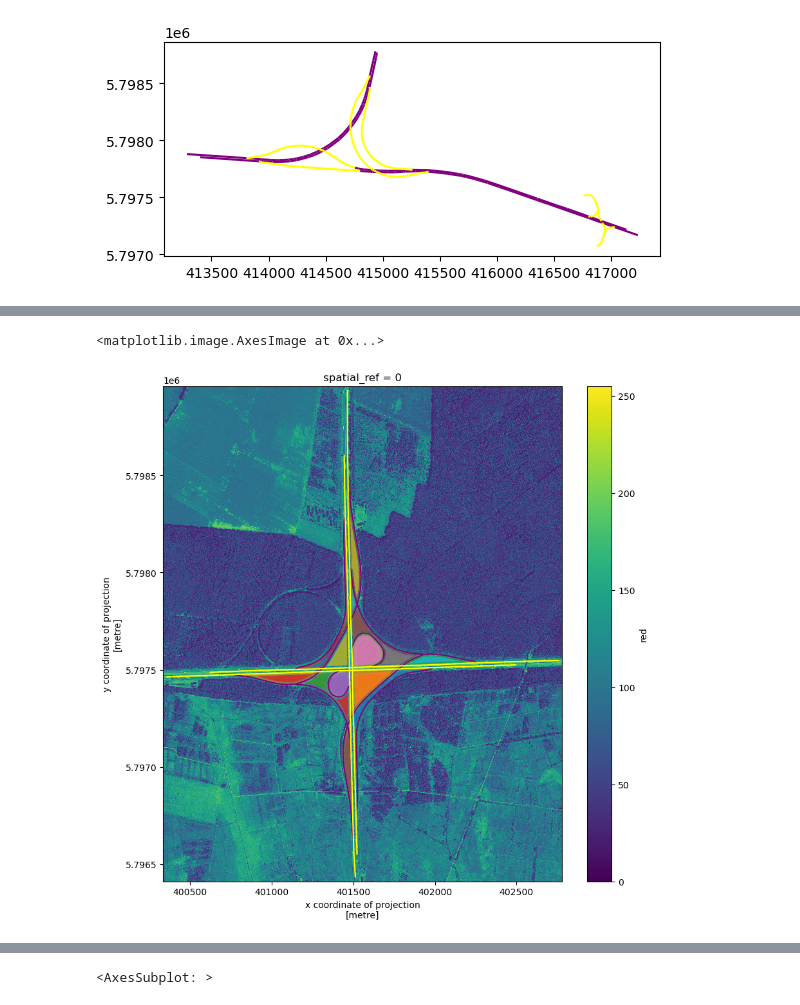
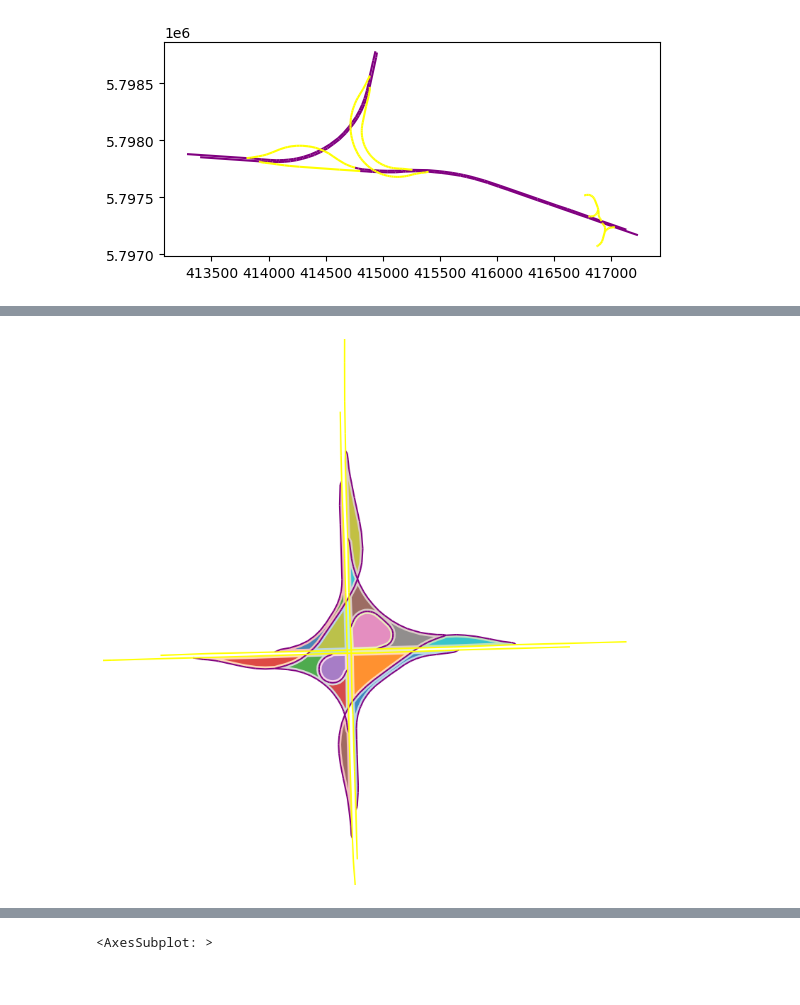
Before and after one commit to felixschulz385/ds_project, a Jupyter notebook: research/notebooks/OSM_experiments.ipynb, the cells around one changed output, grey strips where cells are left out. Cells and saved outputs as stored; diff of their text form; code cells hidden in the pictures.

```diff
--- a/research/notebooks/OSM_experiments.ipynb
+++ b/research/notebooks/OSM_experiments.ipynb
@@ -240,18 +289,24 @@ xf = rioxarray.open_rasterio("/pfs/work7/workspace/scratch/tu_zxobe27-ds_project
 # %%
 fig, ax = plt.subplots(figsize = (10, 10))
 
 import matplotlib
 cmap = matplotlib.cm.get_cmap('tab20c')
 polygons_example["color"] = [cmap(x) for x in polygons_example.index]
-polygons_example.plot(column = "color", ax = ax, alpha = .5)
+polygons_example.plot(column = "color", ax = ax, alpha = .3)
 
 polygons_example_offset = polygons_example.copy()
 polygons_example_offset["geometry"] = polygons_example_offset.geometry.apply(lambda x: x.buffer(-12))
 polygons_example_offset.plot(column = "color", ax = ax, alpha = .8)
 
 driveways.loc[((driveways.link_id == "BB_ML_0045") & ((driveways.highway.isin(["motorway_link", "trunk_link"]))))].plot(ax = ax, color = "purple")
 driveways.loc[((driveways.link_id == "BB_ML_0045") & (~(driveways.highway.isin(["motorway_link", "trunk_link"]))))].plot(ax = ax, color = "yellow")
-xarray.plot.imshow(xf.red.squeeze("band", drop = True), ax = ax)
+
+im_bounds = driveways.loc[((driveways.link_id == "BB_ML_0045") & (~(driveways.highway.isin(["motorway_link", "trunk_link"]))))].total_bounds
+
+ax.set_axis_off()
+ax.set_xlim([im_bounds[0], im_bounds[2]])
+ax.set_ylim([im_bounds[1], im_bounds[3]])
+fig.savefig("/pfs/data5/home/tu/tu_tu/tu_zxobe27/ds_project/ds_project/presentations/fig/driveways_example_5.jpg",
+            bbox_inches='tight', pad_inches=0, dpi = 300)
 # %% [output]
-<matplotlib.image.AxesImage at 0x...>
-[figure, old version]
+[figure, new version]
```
Also changed, not shown: parts of 12 cells of this notebook, 12 other files.
